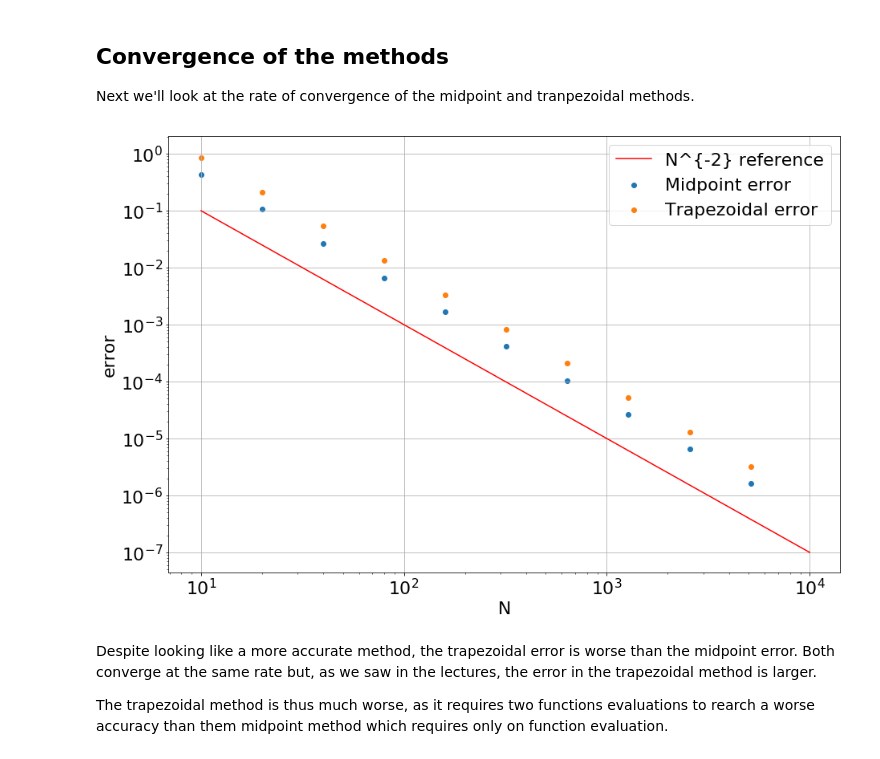
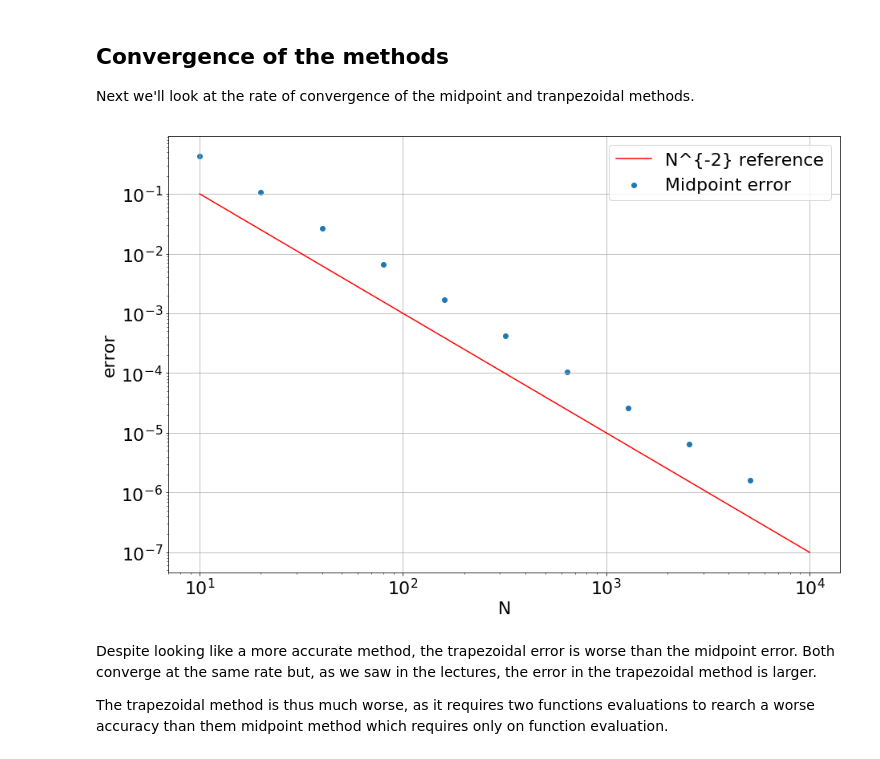
Before and after one commit to nielsw2/ACM20030-Examples, a Jupyter notebook: NumericalIntegration/MidpointAndTrapezoidalIntegration.ipynb, the cells around one changed output. Cells and saved outputs as stored; diff of their text form; code cells hidden in the pictures.

```diff
--- a/NumericalIntegration/MidpointAndTrapezoidalIntegration.ipynb
+++ b/NumericalIntegration/MidpointAndTrapezoidalIntegration.ipynb
@@ -117,19 +119,19 @@ while i < imax:
 # %%
 x = np.linspace(10,1e4)
 N2ref = 10*x**-2
 
 
 plt.grid(True)
 plt.xscale('log')
 plt.yscale('log')
 plt.xlabel('N')
 plt.ylabel('error')
 plt.scatter(errMidpoint[:,0], errMidpoint[:,1]);
-plt.scatter(errTrap[:,0], errTrap[:,1]);
+#plt.scatter(errTrap[:,0], errTrap[:,1]);
 plt.plot(x,N2ref, color='red')
 plt.legend(['N^{-2} reference','Midpoint error', 'Trapezoidal error']);
 # %% [output]
-[figure, old version]
+[figure, new version]
 # %% [markdown]
 Despite looking like a more accurate method, the trapezoidal error is worse than the midpoint error. Both converge at the same rate but, as we saw in the lectures, the error in the trapezoidal method is larger.
 
```
Also changed, not shown: parts of 1 cell of this notebook, 2 other files.
